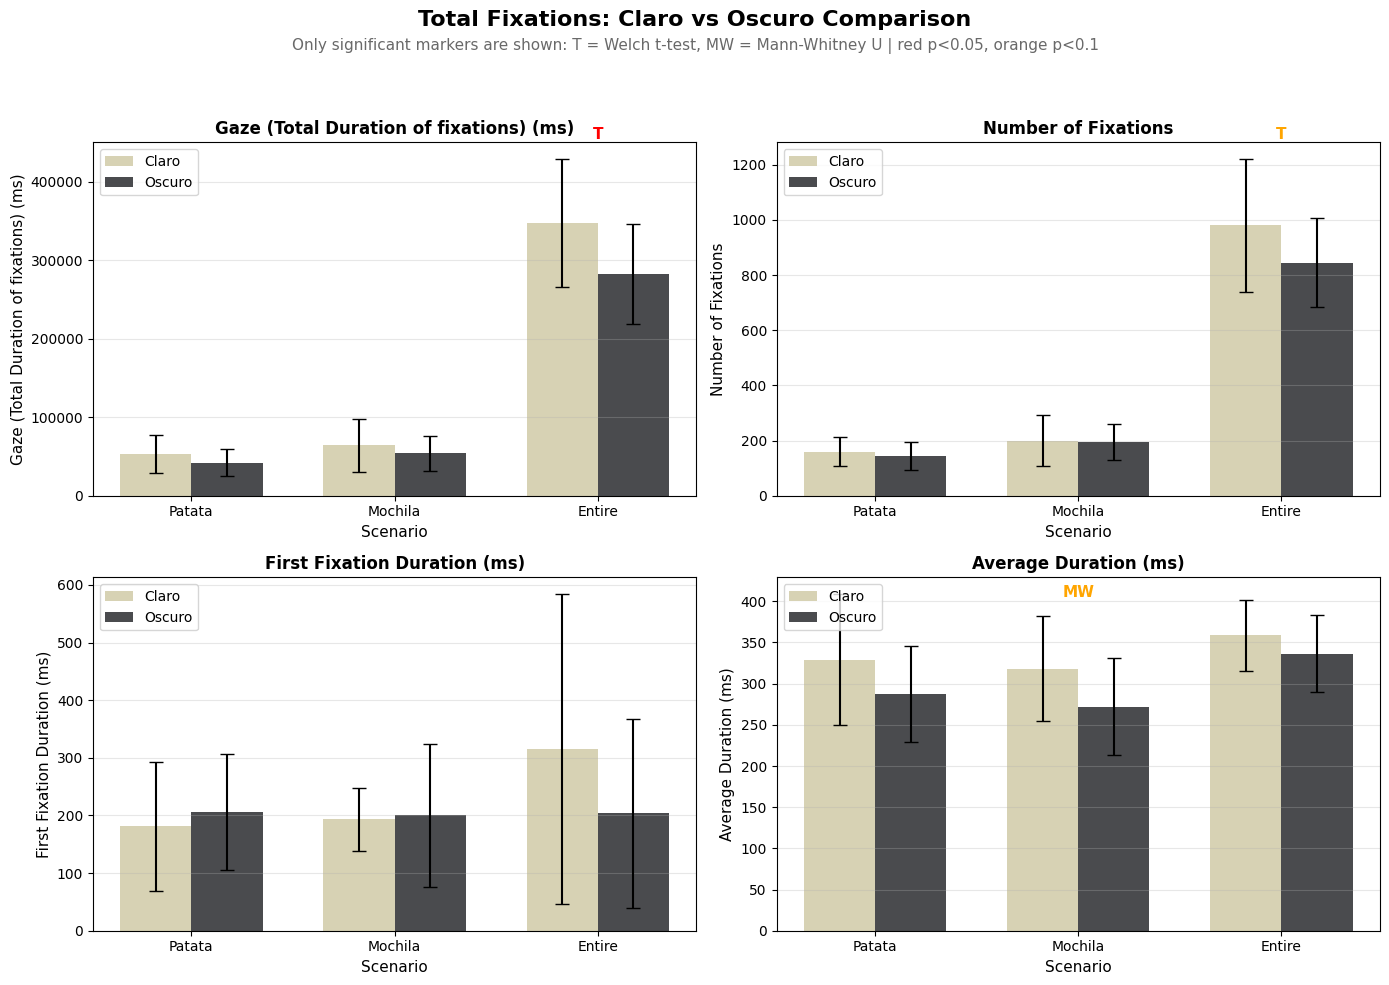
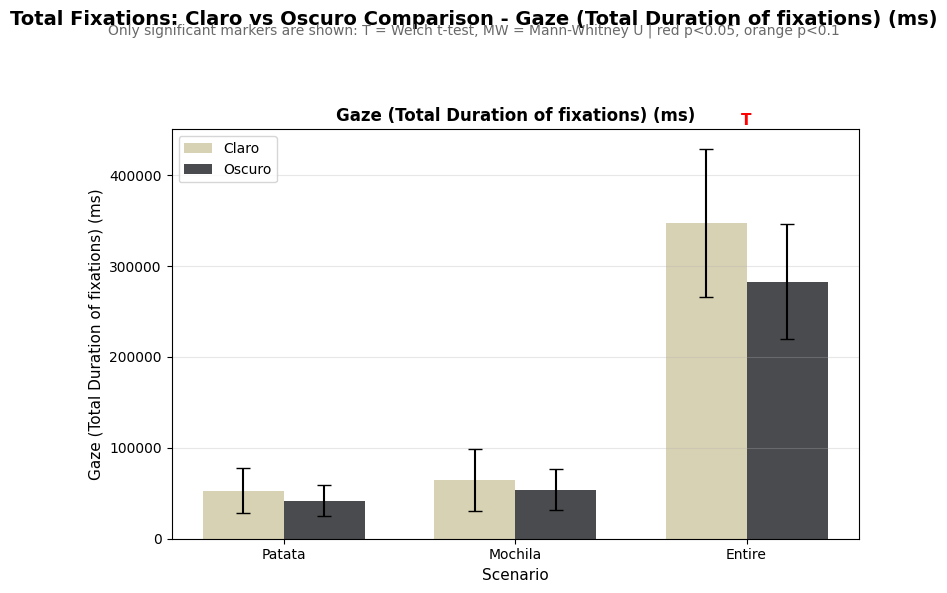
Unified diff of the notebook cell whose output changed from the first chart to the second:
--- before
+++ after
@@ -1,6 +1,3 @@
 # Github Copilot + some edits from myself from here
-fig, axes = plt.subplots(2, 2, figsize=(14, 10))
-axes = axes.flatten()
-
 metric_labels = [
     'Gaze (Total Duration of fixations) (ms)',
@@ -18,6 +15,7 @@
 }
 
+# One independent figure per metric so each chart can be copied/exported separately
 for idx, metric in enumerate(metrics):
-    ax = axes[idx]
+    fig, ax = plt.subplots(figsize=(8, 6))
 
     claro_means = [
@@ -103,15 +101,14 @@
     ax.grid(axis='y', alpha=0.3)
 
-fig.suptitle('Total Fixations: Claro vs Oscuro Comparison', fontsize=16, fontweight='bold')
-fig.text(
-    0.5,
-    0.94,
-    'Only significant markers are shown: T = Welch t-test, MW = Mann-Whitney U | red p<0.05, orange p<0.1',
-    ha='center',
-    fontsize=11,
-    color='dimgray',
-)
-plt.tight_layout(rect=[0, 0, 1, 0.92])
-plt.show()
+    fig.text(
+        0.5,
+        0.94,
+        'Only significant markers are shown: T = Welch t-test, MW = Mann-Whitney U | red p<0.05, orange p<0.1',
+        ha='center',
+        fontsize=10,
+        color='dimgray',
+    )
+    plt.tight_layout(rect=[0, 0, 1, 0.90])
+    plt.show()
 
 # END OF GH COPILOT

Commit: small tweak to plots